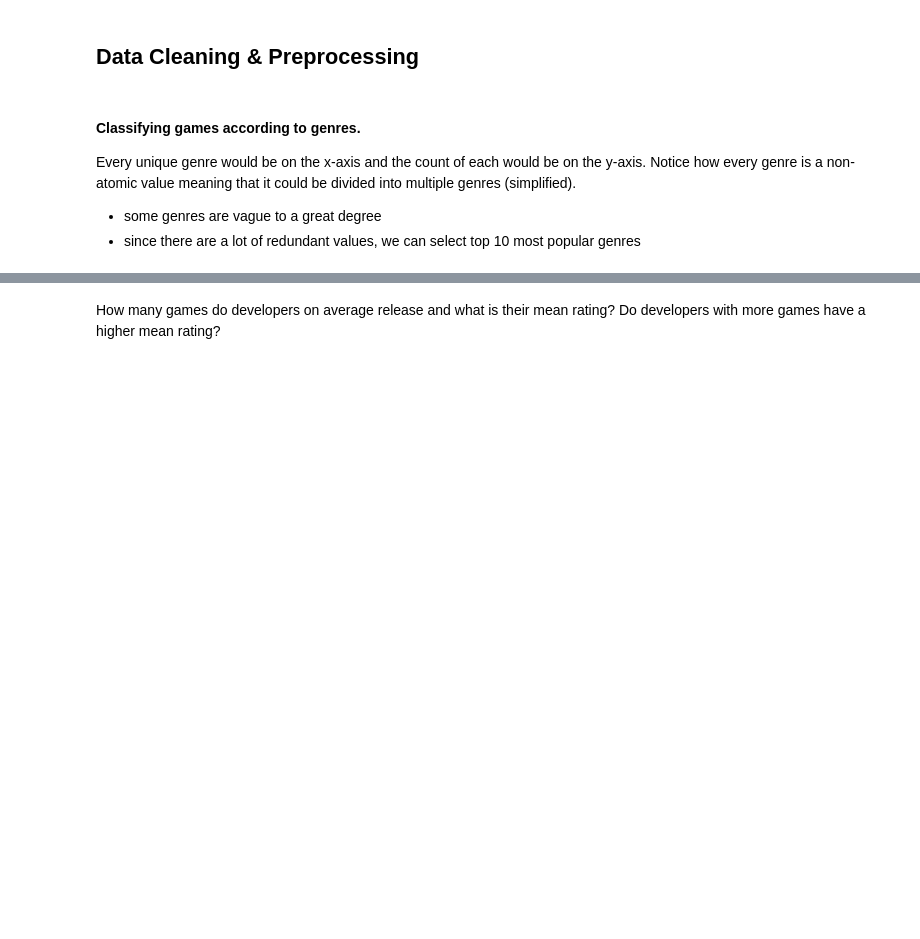
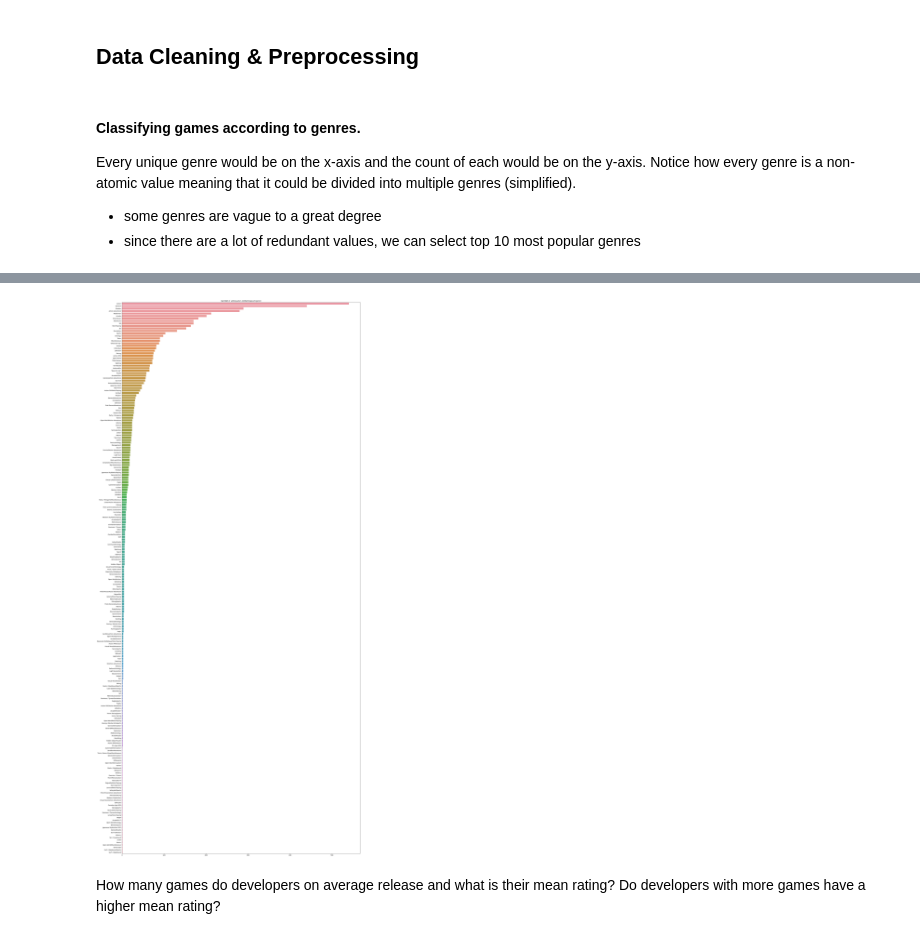
Before and after one commit to harris-ahmad/CS334-EDA, a Jupyter notebook: EDA.ipynb, the cells around one changed output, grey strips where cells are left out. Cells and saved outputs as stored; diff of their text form; code cells hidden in the pictures; blank space fills up the shorter version.

```diff
--- a/EDA.ipynb
+++ b/EDA.ipynb
@@ -56,4 +55,5 @@ Notice how every genre is a non-atomic value meaning that it could be divided in
 * since there are a lot of redundant values, we can select top 10 most popular genres
 # %%
 # this function returns the unique count of genres in
-genre_count = pd.Series(col_unique_count(df['genres'], True))
+genre_count = col_unique_count(df['genres'], True)
+genre_count_series = pd.Series(genre_count)
@@ -62,11 +75,12 @@ genre_count
 # %%
-genre_count = genre_count.to_dict()
 plt.figure(figsize=(30,70))
 y = list(genre_count.keys())
 x = list(genre_count.values())
 sns.barplot(x=x, y=y, orient='h')
 plt.title('Number of video games containing each genre')
 plt.show()
+# %% [output]
+[figure, added]
 # %% [markdown]
 How many games do developers on average release and what is their mean rating? Do developers with more games have a higher mean rating?
 # %%
```
Also changed, not shown: parts of 17 cells of this notebook.
